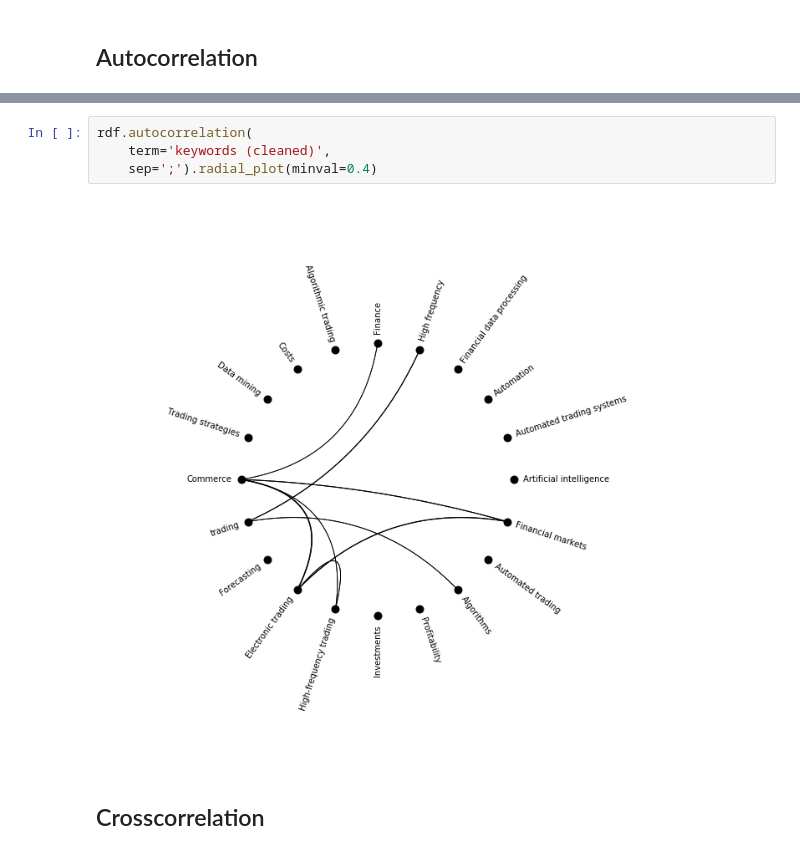
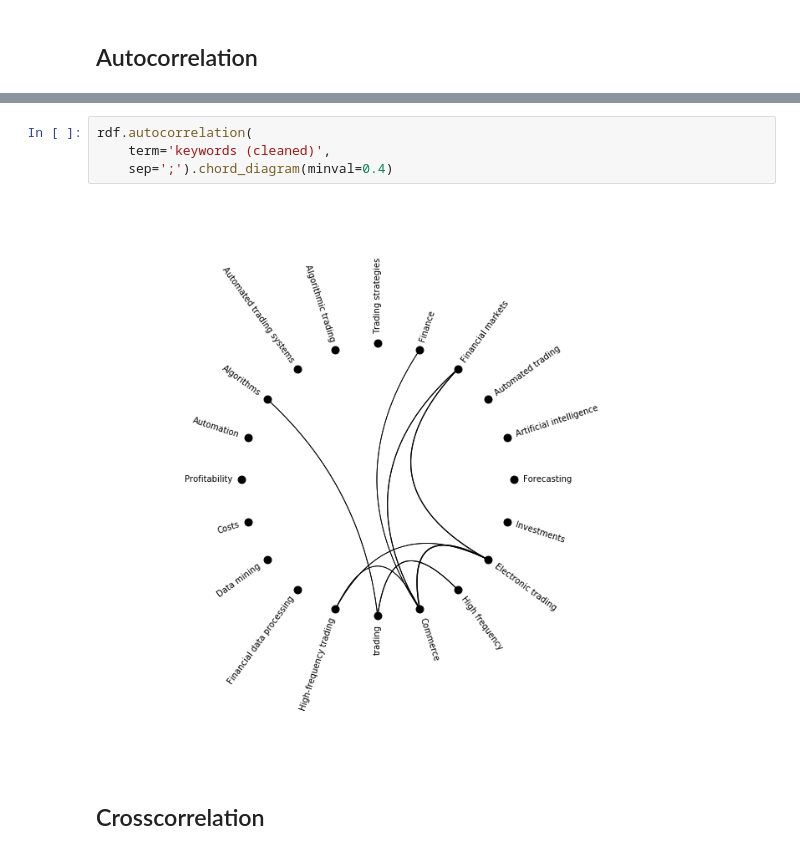
Before and after one commit to jdvelasq/techminer-old-deprecated, a Jupyter notebook: guide/tutorial/11-step-10-correlation.ipynb, the cells around one changed output, grey strips where cells are left out. Cells and saved outputs as stored; diff of their text form.

```diff
--- a/guide/tutorial/11-step-10-correlation.ipynb
+++ b/guide/tutorial/11-step-10-correlation.ipynb
@@ -41,9 +41,9 @@ rdf.autocorrelation(
 # %%
 rdf.autocorrelation(
     term='keywords (cleaned)',
-    sep=';').radial_plot(minval=0.4)
+    sep=';').chord_diagram(minval=0.4)
 # %% [output]
-[figure, old version]
+[figure, new version]
 # %% [markdown]
 ## Crosscorrelation
 # %%
```
Also changed, not shown: parts of 9 cells of this notebook, 7 other files.
